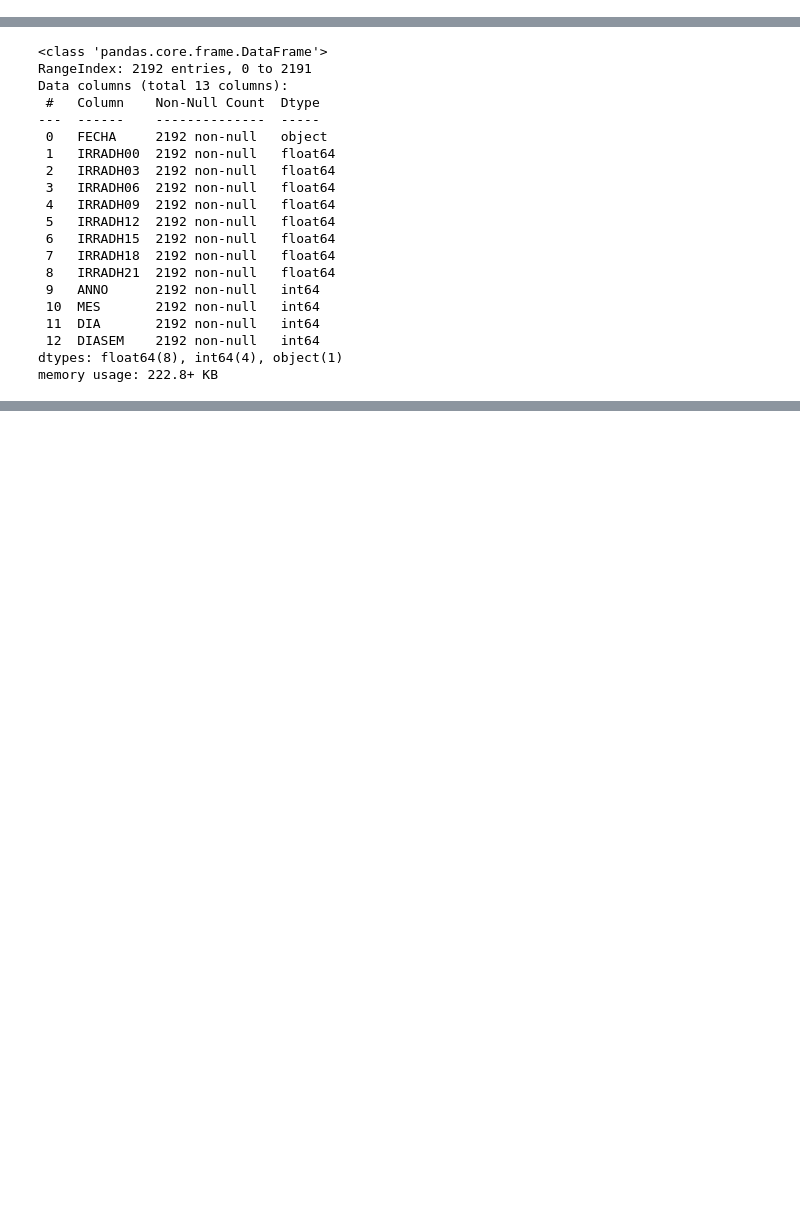
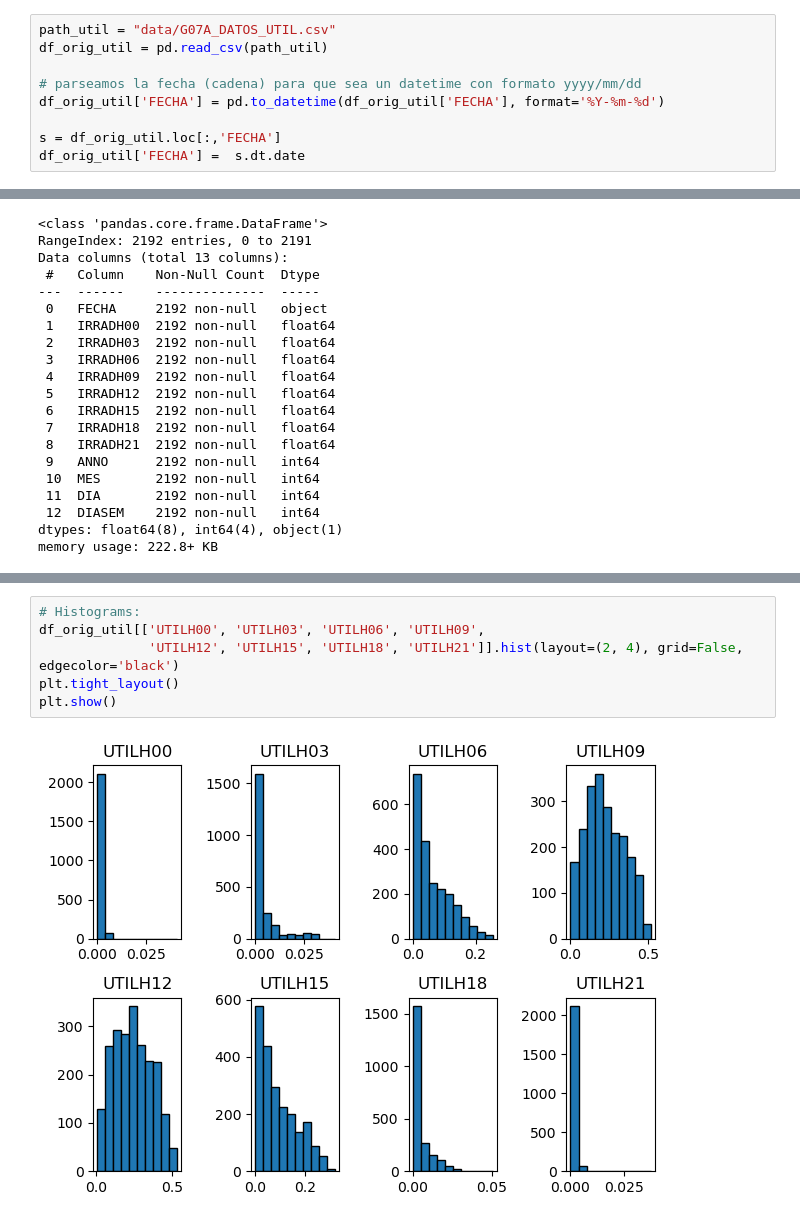
Before and after one commit to MARIABELENSB/Assessment1_MLII, a Jupyter notebook: 1.EDA.ipynb, the cells around one changed output, grey strips where cells are left out. Cells and saved outputs as stored; diff of their text form; blank space fills up the shorter version.

```diff
--- a/1.EDA.ipynb
+++ b/1.EDA.ipynb
@@ -24,6 +16,15 @@ df_orig_irrad['FECHA'] = pd.to_datetime(df_orig_irrad['FECHA'], format='%Y-%m-%d
 
 s = df_orig_irrad.loc[:,'FECHA']
 df_orig_irrad['FECHA'] =  s.dt.date
+# %%
+path_util = "data/G07A_DATOS_UTIL.csv"
+df_orig_util = pd.read_csv(path_util)
+
+# parseamos la fecha (cadena) para que sea un datetime con formato yyyy/mm/dd
+df_orig_util['FECHA'] = pd.to_datetime(df_orig_util['FECHA'], format='%Y-%m-%d')
+
+s = df_orig_util.loc[:,'FECHA']
+df_orig_util['FECHA'] =  s.dt.date
 # %%
 df_orig_irrad.head()
 # %% [output]
@@ -82,2 +130,10 @@ plt.show()
+# %%
+# Histograms:
+df_orig_util[['UTILH00', 'UTILH03', 'UTILH06', 'UTILH09',
+              'UTILH12', 'UTILH15', 'UTILH18', 'UTILH21']].hist(layout=(2, 4), grid=False, edgecolor='black')
+plt.tight_layout()
+plt.show()
+# %% [output]
+[figure, added]
 # %%
 # Correlation between numeric variables
```
Also changed, not shown: parts of 13 cells of this notebook, 1 other file.
